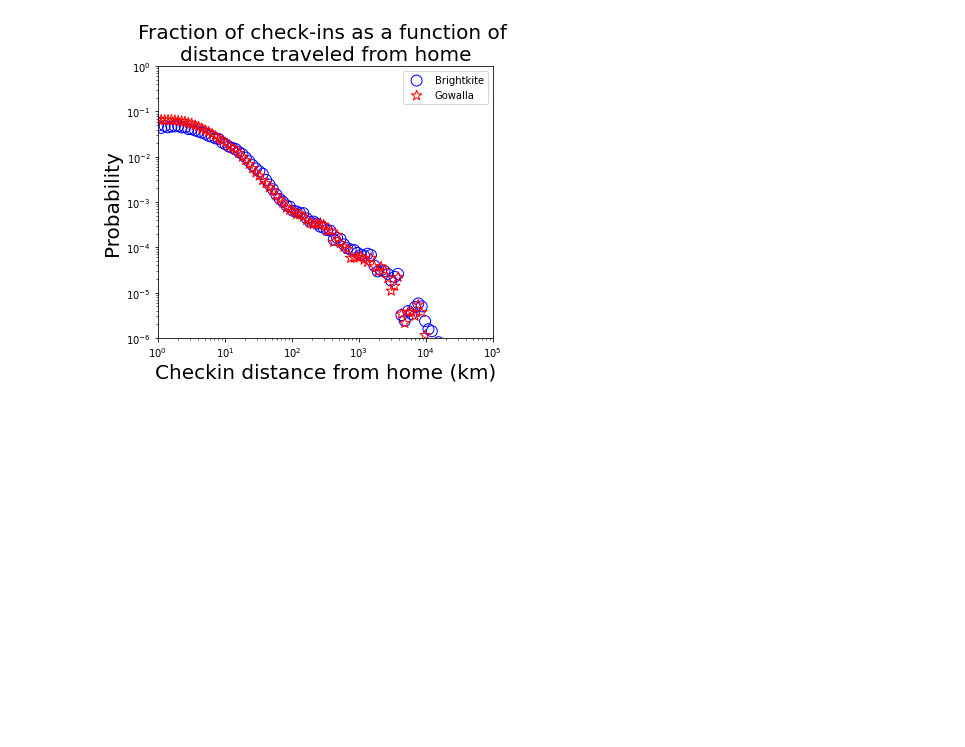
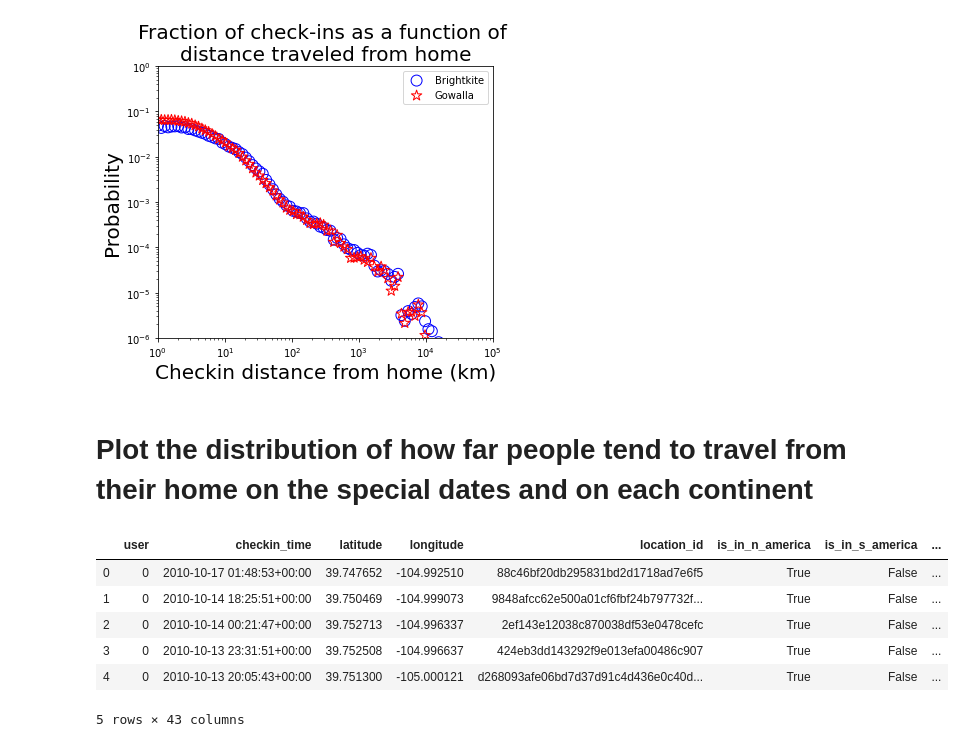
Before and after one commit to epfl-ada/ada-2020-project-milestone-p3-p3_bcd, a Jupyter notebook: Creative extension.ipynb, the cells around one changed output. Drawn from its saved outputs; the diff is of its cells as text; code cells hidden in the pictures; blank space fills up the shorter version.

Commit message:
checkins on map

```diff
--- a/Creative extension.ipynb
+++ b/Creative extension.ipynb
@@ -677,3 +677,5 @@ ax.legend()
 g_Temp.to_csv(r'./Data/g_final.txt.gz', compression = 'gzip')
 # %%
 b_temp.to_csv(r'./Data/b_final.txt.gz', compression = 'gzip')
+# %% [markdown]
+# Plot the distribution of how far people tend to travel from their home on the special dates and on each continent
@@ -679,0 +690,10 @@ b_temp.to_csv(r'./Data/b_final.txt.gz', compression = 'gzip')
+# %%
+b_final.head()
+# %% [output]
+|  | user | checkin_time | latitude | longitude | location_id | is_in_n_america | is_in_s_america | ... |
+| 0 | 0 | 2010-10-17 01:48:53+00:00 | 39.747652 | -104.992510 | 88c46bf20db295831bd2d1718ad7e6f5 | True | False | ... |
+| 1 | 0 | 2010-10-14 18:25:51+00:00 | 39.750469 | -104.999073 | 9848afcc62e500a01cf6fbf24b797732f... | True | False | ... |
+| 2 | 0 | 2010-10-14 00:21:47+00:00 | 39.752713 | -104.996337 | 2ef143e12038c870038df53e0478cefc | True | False | ... |
+| 3 | 0 | 2010-10-13 23:31:51+00:00 | 39.752508 | -104.996637 | 424eb3dd143292f9e013efa00486c907 | True | False | ... |
+| 4 | 0 | 2010-10-13 20:05:43+00:00 | 39.751300 | -105.000121 | d268093afe06bd7d37d91c4d436e0c40d... | True | False | ... |
+5 rows × 43 columns
```
Also changed, not shown: parts of 12 cells of this notebook.
